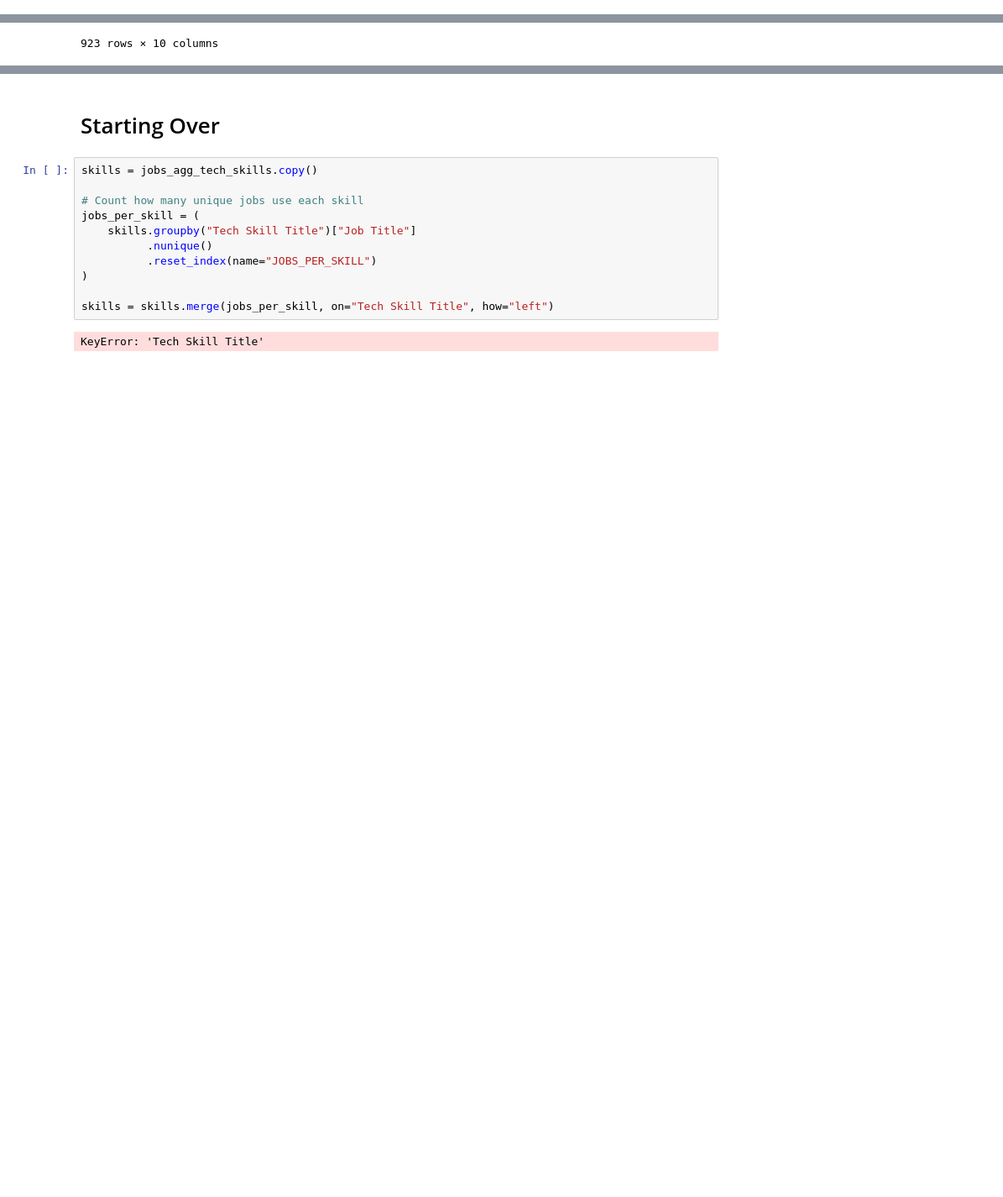
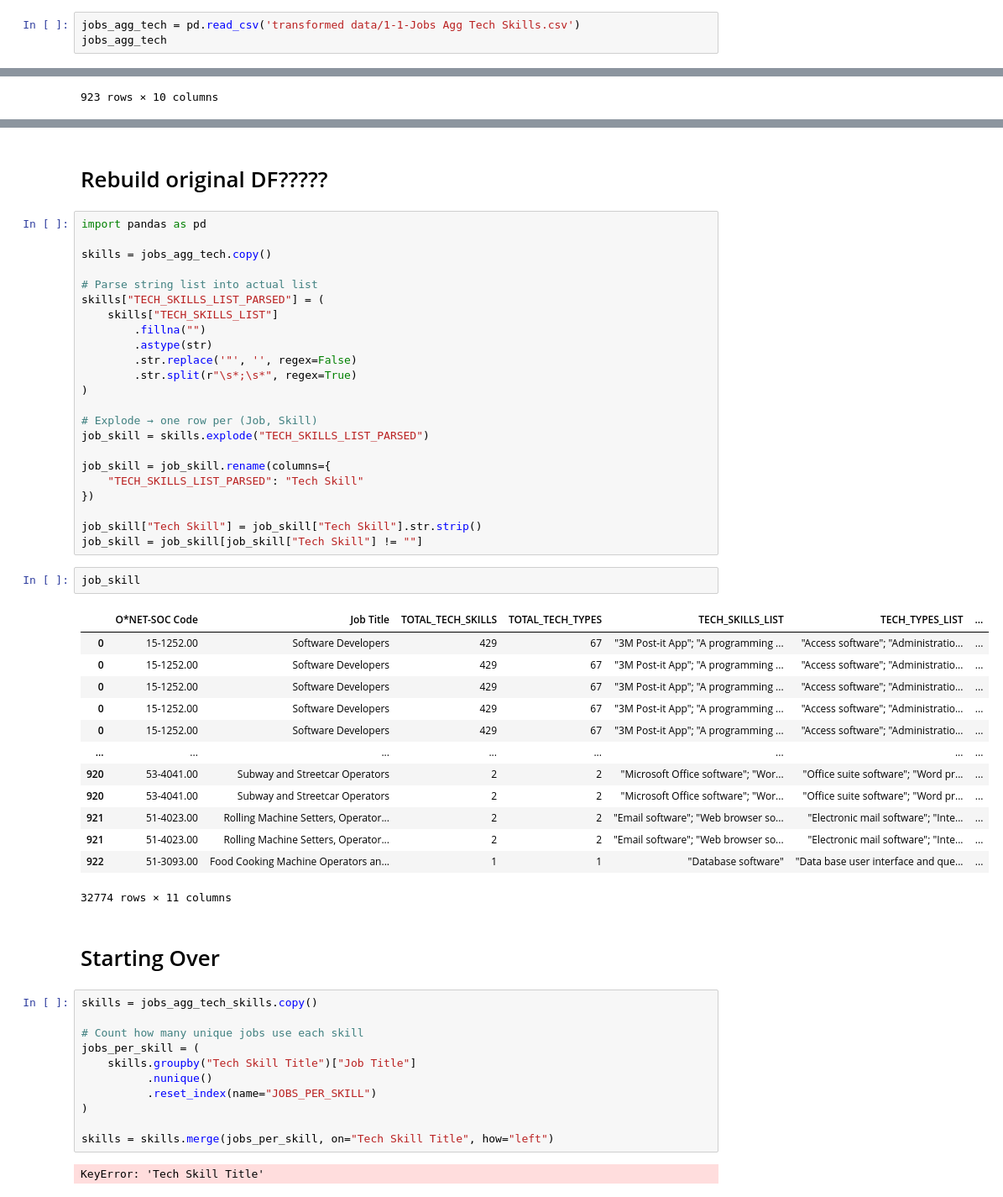
Before and after one commit to matthewcavanaugh96/magnimind, a Jupyter notebook: AI Job Displacement/Part 2-1 Uniqueness Scores.ipynb, the cells around one changed output, grey strips where cells are left out. Shown at 84% size. Saved outputs shown, nothing was run; the diff lists cells and outputs as text; blank space fills up the shorter version.

```diff
--- a/AI Job Displacement/Part 2-1 Uniqueness Scores.ipynb
+++ b/AI Job Displacement/Part 2-1 Uniqueness Scores.ipynb
@@ -1,2 +1,5 @@
 # %%
 import pandas as pd
+# %%
+jobs_agg_tech = pd.read_csv('transformed data/1-1-Jobs Agg Tech Skills.csv')
+jobs_agg_tech
@@ -20,3 +51,44 @@ jobs_agg_tech_skills
+# %% [markdown]
+# Rebuild original DF?????
+# %%
+import pandas as pd
+
+skills = jobs_agg_tech.copy()
+
+# Parse string list into actual list
+skills["TECH_SKILLS_LIST_PARSED"] = (
+    skills["TECH_SKILLS_LIST"]
+        .fillna("")
+        .astype(str)
+        .str.replace('"', '', regex=False)
+        .str.split(r"\s*;\s*", regex=True)
+)
+
+# Explode → one row per (Job, Skill)
+job_skill = skills.explode("TECH_SKILLS_LIST_PARSED")
+
+job_skill = job_skill.rename(columns={
+    "TECH_SKILLS_LIST_PARSED": "Tech Skill"
+})
+
+job_skill["Tech Skill"] = job_skill["Tech Skill"].str.strip()
+job_skill = job_skill[job_skill["Tech Skill"] != ""]
+# %%
+job_skill
+# %% [output]
+|  | O*NET-SOC Code | Job Title | TOTAL_TECH_SKILLS | TOTAL_TECH_TYPES | TECH_SKILLS_LIST | TECH_TYPES_LIST | ... |
+| 0 | 15-1252.00 | Software Developers | 429 | 67 | "3M Post-it App"; "A programming ... | "Access software"; "Administratio... | ... |
+| 0 | 15-1252.00 | Software Developers | 429 | 67 | "3M Post-it App"; "A programming ... | "Access software"; "Administratio... | ... |
+| 0 | 15-1252.00 | Software Developers | 429 | 67 | "3M Post-it App"; "A programming ... | "Access software"; "Administratio... | ... |
+| 0 | 15-1252.00 | Software Developers | 429 | 67 | "3M Post-it App"; "A programming ... | "Access software"; "Administratio... | ... |
+| 0 | 15-1252.00 | Software Developers | 429 | 67 | "3M Post-it App"; "A programming ... | "Access software"; "Administratio... | ... |
+| ... | ... | ... | ... | ... | ... | ... | ... |
+| 920 | 53-4041.00 | Subway and Streetcar Operators | 2 | 2 | "Microsoft Office software"; "Wor... | "Office suite software"; "Word pr... | ... |
+| 920 | 53-4041.00 | Subway and Streetcar Operators | 2 | 2 | "Microsoft Office software"; "Wor... | "Office suite software"; "Word pr... | ... |
+| 921 | 51-4023.00 | Rolling Machine Setters, Operator... | 2 | 2 | "Email software"; "Web browser so... | "Electronic mail software"; "Inte... | ... |
+| 921 | 51-4023.00 | Rolling Machine Setters, Operator... | 2 | 2 | "Email software"; "Web browser so... | "Electronic mail software"; "Inte... | ... |
+| 922 | 51-3093.00 | Food Cooking Machine Operators an... | 1 | 1 | "Database software" | "Data base user interface and que... | ... |
+32774 rows × 11 columns
 # %% [markdown]
 # Starting Over
 # %%
```
Also changed, not shown: parts of 4 cells of this notebook.
